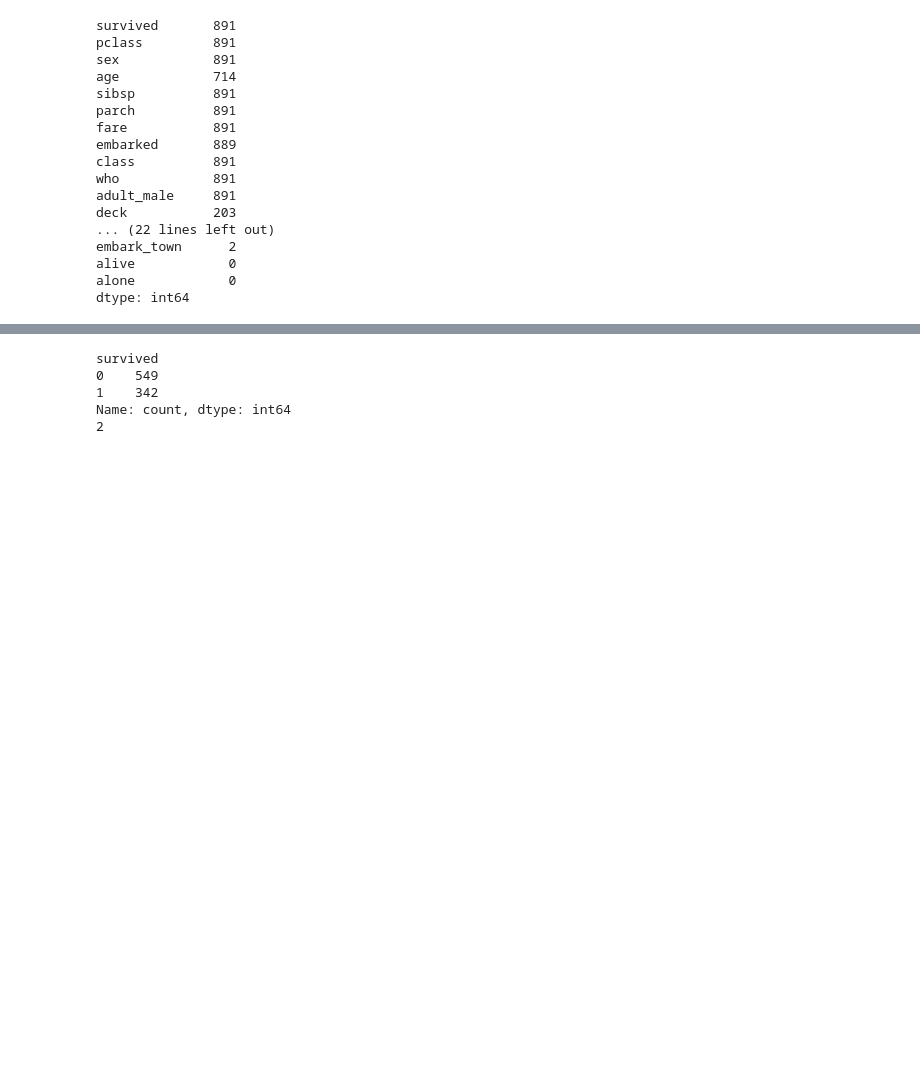
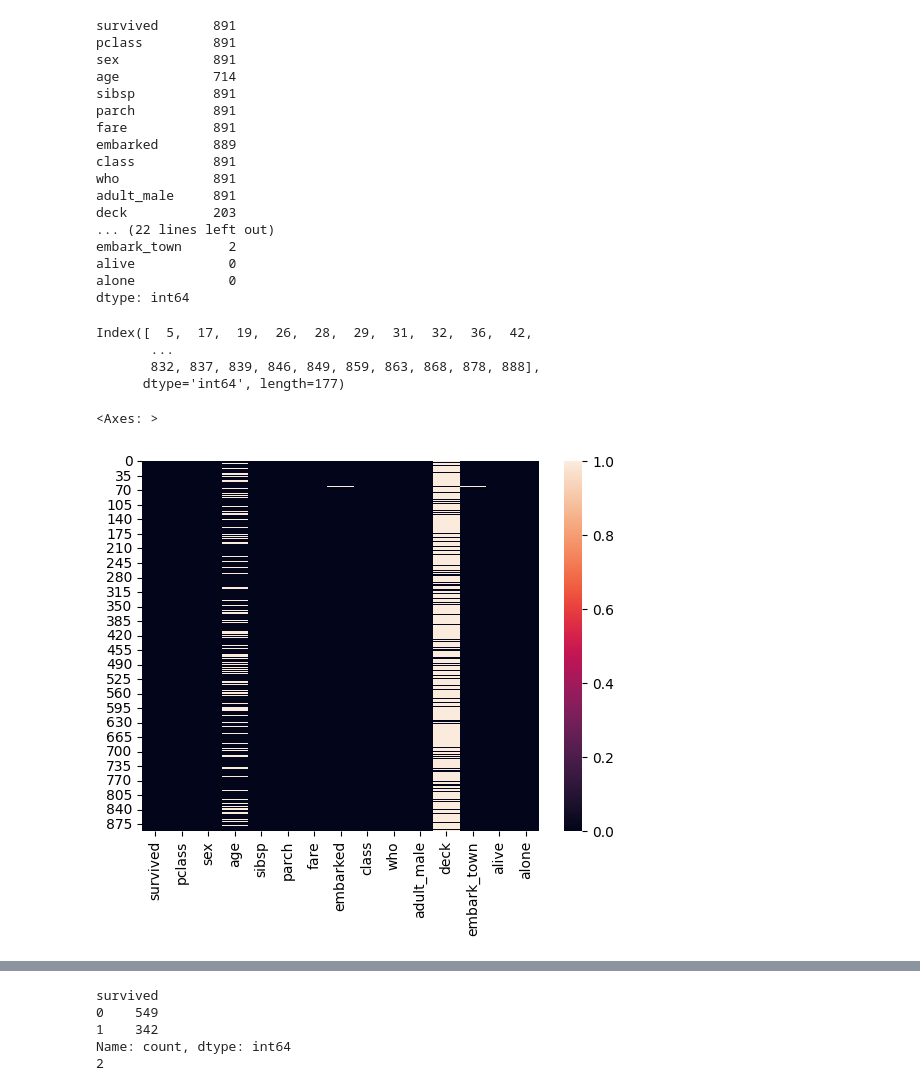
Before and after one commit to sumanbhattarai58/MachineLearning_projects, a Jupyter notebook: Titanic_Survial_Prediction.ipynb, the cells around one changed output, grey strips where cells are left out. Saved outputs shown, nothing was run; the diff lists cells and outputs as text; code cells hidden in the pictures; blank space fills up the shorter version.

```diff
--- a/Titanic_Survial_Prediction.ipynb
+++ b/Titanic_Survial_Prediction.ipynb
@@ -74,3 +123,15 @@ embark_town      2
 alive            0
 alone            0
 dtype: int64
+# %%
+print(titanic[titanic['age'].isnull()].index)
+# %% [output]
+Index([  5,  17,  19,  26,  28,  29,  31,  32,  36,  42,
+       ...
+       832, 837, 839, 846, 849, 859, 863, 868, 878, 888],
+      dtype='int64', length=177)
+# %%
+sns.heatmap(titanic.isnull())
+# %% [output]
+<Axes: >
+[figure, added]
```
Also changed, not shown: parts of 21 cells of this notebook.
